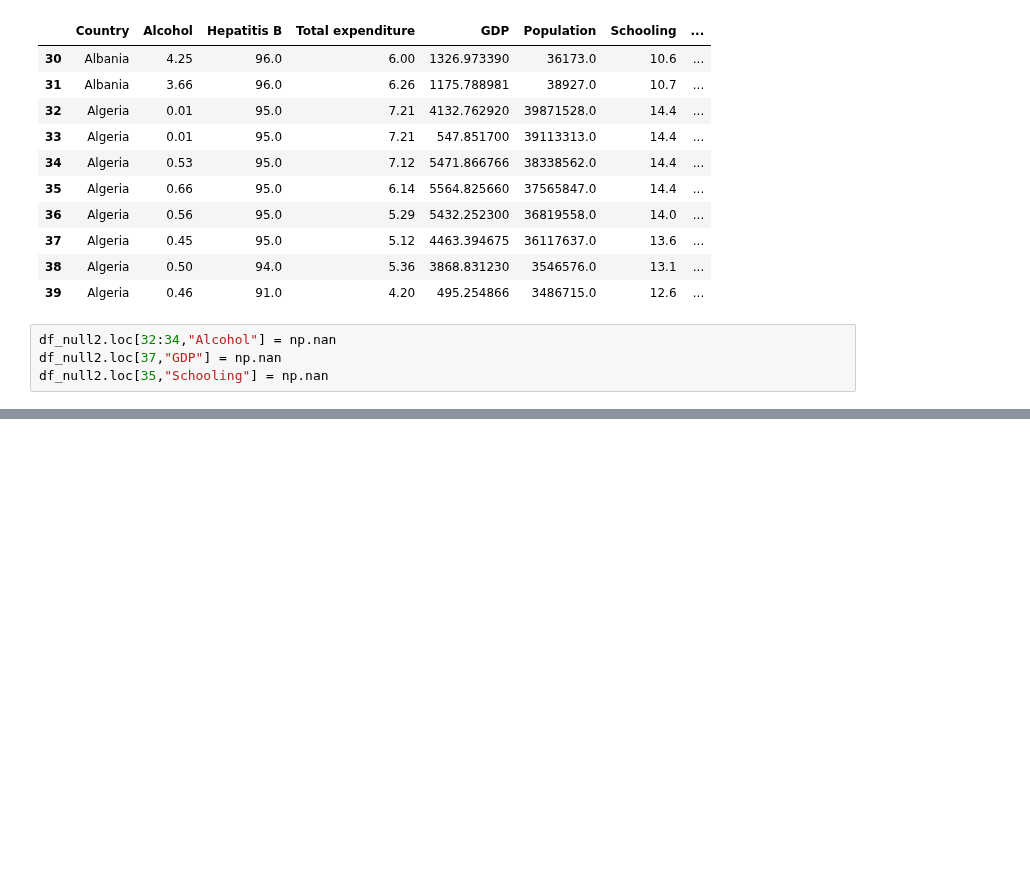
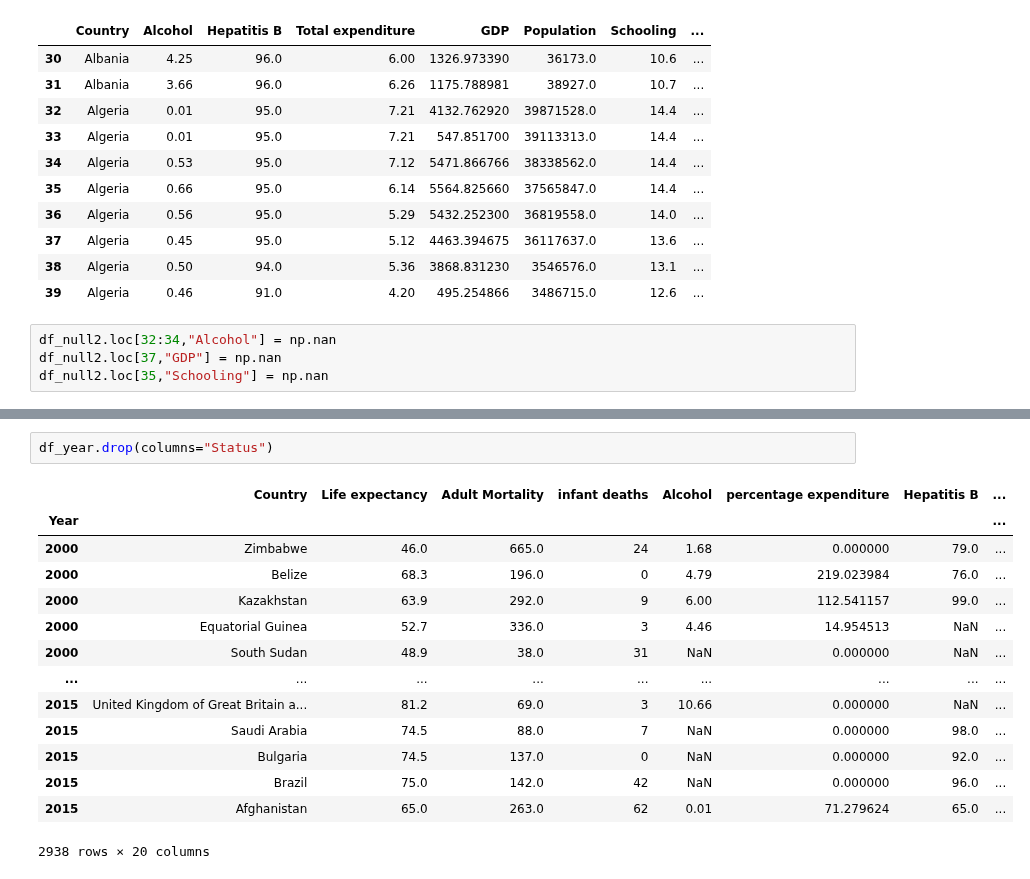
Before and after one commit to Manish-Kumar-9782/Tutorials-, a Jupyter notebook: Python DataScience/datasets/Life Expectancy Practice 1.ipynb, the cells around one changed output, grey strips where cells are left out. Drawn from its saved outputs; the diff is of its cells as text; blank space fills up the shorter version.

```diff
--- a/Python DataScience/datasets/Life Expectancy Practice 1.ipynb
+++ b/Python DataScience/datasets/Life Expectancy Practice 1.ipynb
@@ -354,0 +564,17 @@ df_null2.fillna(method="ffill", axis=1).iloc[30:40]
+# %%
+df_year.drop(columns="Status")
+# %% [output]
+|  | Country | Life expectancy | Adult Mortality | infant deaths | Alcohol | percentage expenditure | Hepatitis B | ... |
+| Year |  |  |  |  |  |  |  | ... |
+| 2000 | Zimbabwe | 46.0 | 665.0 | 24 | 1.68 | 0.000000 | 79.0 | ... |
+| 2000 | Belize | 68.3 | 196.0 | 0 | 4.79 | 219.023984 | 76.0 | ... |
+| 2000 | Kazakhstan | 63.9 | 292.0 | 9 | 6.00 | 112.541157 | 99.0 | ... |
+| 2000 | Equatorial Guinea | 52.7 | 336.0 | 3 | 4.46 | 14.954513 | NaN | ... |
+| 2000 | South Sudan | 48.9 | 38.0 | 31 | NaN | 0.000000 | NaN | ... |
+| ... | ... | ... | ... | ... | ... | ... | ... | ... |
+| 2015 | United Kingdom of Great Britain a... | 81.2 | 69.0 | 3 | 10.66 | 0.000000 | NaN | ... |
+| 2015 | Saudi Arabia | 74.5 | 88.0 | 7 | NaN | 0.000000 | 98.0 | ... |
+| 2015 | Bulgaria | 74.5 | 137.0 | 0 | NaN | 0.000000 | 92.0 | ... |
+| 2015 | Brazil | 75.0 | 142.0 | 42 | NaN | 0.000000 | 96.0 | ... |
+| 2015 | Afghanistan | 65.0 | 263.0 | 62 | 0.01 | 71.279624 | 65.0 | ... |
+2938 rows × 20 columns
```
Also changed, not shown: parts of 25 cells of this notebook.
